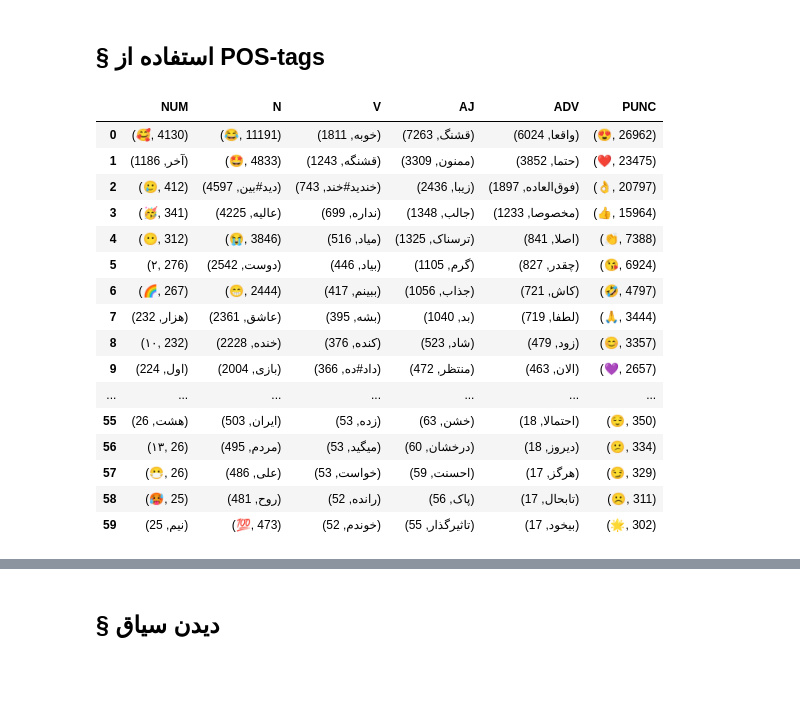
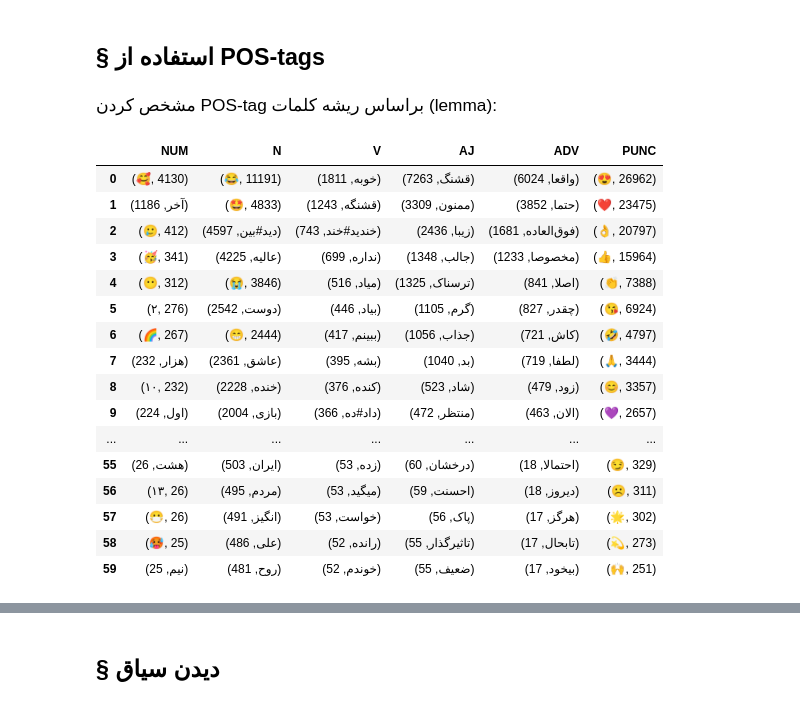
Before and after one commit to MMovasaghi/nlp, a Jupyter notebook: hw1/code/Untitled.ipynb, the cells around one changed output, grey strips where cells are left out. Saved outputs shown, nothing was run; the diff lists cells and outputs as text; code cells hidden in the pictures; blank space fills up the shorter version.

```diff
--- a/hw1/code/Untitled.ipynb
+++ b/hw1/code/Untitled.ipynb
@@ -879,21 +861,21 @@ def get_lemma_set(tok, opt=1):
 # %% [markdown]
 <div style="direction:rtl; font-family: 'B Lotus'; font-size:115%;">فرآیند استخراج ریشه کلمات (lemmatization):</div>
 # %%
-opt = 2
+opt = 2 # lemmatization
 num = 60
 
-tokens_nonstop_lemstem = [get_lemma_set(t, opt) for t in tqdm(tokens_nonstop)]
-tokens_nonemoji_lemstem = [get_lemma_set(t, opt) for t in tqdm(tokens_nonemoji)]
-tokens_nonstop_nonemoji_lemstem = [get_lemma_set(t, opt) for t in tqdm(tokens_nonstop_nonemoji)]
+tokens_nonstop_lem = [get_lemma_set(t, opt) for t in tqdm(tokens_nonstop)]
+tokens_nonemoji_lem = [get_lemma_set(t, opt) for t in tqdm(tokens_nonemoji)]
+tokens_nonstop_nonemoji_lem = [get_lemma_set(t, opt) for t in tqdm(tokens_nonstop_nonemoji)]
 
-dataframe_nonstop_lemstem = {}
+dataframe_nonstop_lem = {}
 
-dataframe_nonstop_lemstem['nonstop'] = FreqDist(tokens_nonstop_lemstem).most_common(num)
-dataframe_nonstop_lemstem['nonemoji'] = FreqDist(tokens_nonemoji_lemstem).most_common(num)
-dataframe_nonstop_lemstem['nonstop_nonemoji'] = FreqDist(tokens_nonstop_nonemoji_lemstem).most_common(num)
+dataframe_nonstop_lem['nonstop'] = FreqDist(tokens_nonstop_lem).most_common(num)
+dataframe_nonstop_lem['nonemoji'] = FreqDist(tokens_nonemoji_lem).most_common(num)
+dataframe_nonstop_lem['nonstop_nonemoji'] = FreqDist(tokens_nonstop_nonemoji_lem).most_common(num)
 
-freq_analysis_nonstop_lemstem = pd.DataFrame(dataframe_nonstop_lemstem)
-freq_analysis_nonstop_lemstem
+freq_analysis_nonstop_lem = pd.DataFrame(dataframe_nonstop_lem)
+freq_analysis_nonstop_lem
 # %% [output]
 |  | nonstop | nonemoji | nonstop_nonemoji |
 | 0 | (😍, 26962) | (بود#باش, 45915) | (قشنگ, 7263) |
@@ -952,24 +934,26 @@ freq_analysis_nonstop_lemstem
 <h2 style="direction:rtl;font-family: 'B Lotus';"> § استفاده از POS-tags  </h2>
 # %%
 pos_tagger = hazm.POSTagger(model='./../resources/postagger.model')
+# %% [markdown]
+<div style="direction:rtl; font-family: 'B Lotus'; font-size:115%;">مشخص کردن POS-tag براساس ریشه کلمات (lemma):</div>
 # %%
-dataframe_nonstop_lemstem_advjj = {}
+dataframe_nonstop_lem_advjj = {}
 POS_TAGs = ['NUM', 'N', 'V', 'AJ', 'ADV', 'PUNC']
 for tag in POS_TAGs:
     selected = []
-    for x,y in FreqDist(tokens_nonstop_lemstem).most_common(3000):
+    for x,y in FreqDist(tokens_nonstop_lem).most_common(3000):
         pos = pos_tagger.tag([x])[0][1]
         if pos in [tag]:
             selected.append((x,y))
-    dataframe_nonstop_lemstem_advjj[tag] = copy.deepcopy(selected[0:60])
+    dataframe_nonstop_lem_advjj[tag] = copy.deepcopy(selected[0:60])
 
-dataframe_nonstop_lemstem_advjj = pd.DataFrame(dataframe_nonstop_lemstem_advjj)
-dataframe_nonstop_lemstem_advjj
+dataframe_nonstop_lem_advjj = pd.DataFrame(dataframe_nonstop_lem_advjj)
+dataframe_nonstop_lem_advjj
 # %% [output]
 |  | NUM | N | V | AJ | ADV | PUNC |
 | 0 | (🥰, 4130) | (😂, 11191) | (خوبه, 1811) | (قشنگ, 7263) | (واقعا, 6024) | (😍, 26962) |
 | 1 | (آخر, 1186) | (🤩, 4833) | (قشنگه, 1243) | (ممنون, 3309) | (حتما, 3852) | (❤, 23475) |
-| 2 | (🥲, 412) | (دید#بین, 4597) | (خندید#خند, 743) | (زیبا, 2436) | (فوق‌العاده, 1897) | (👌, 20797) |
+| 2 | (🥲, 412) | (دید#بین, 4597) | (خندید#خند, 743) | (زیبا, 2436) | (فوق‌العاده, 1681) | (👌, 20797) |
 | 3 | (🥳, 341) | (عالیه, 4225) | (نداره, 699) | (جالب, 1348) | (مخصوصا, 1233) | (👍, 15964) |
 | 4 | (😶, 312) | (😭, 3846) | (میاد, 516) | (ترسناک, 1325) | (اصلا, 841) | (👏, 7388) |
 | 5 | (۲, 276) | (دوست, 2542) | (بیاد, 446) | (گرم, 1105) | (چقدر, 827) | (😘, 6924) |
@@ -978,8 +962,8 @@ dataframe_nonstop_lemstem_advjj
 | 8 | (۱۰, 232) | (خنده, 2228) | (کنده, 376) | (شاد, 523) | (زود, 479) | (😊, 3357) |
 | 9 | (اول, 224) | (بازی, 2004) | (داد#ده, 366) | (منتظر, 472) | (الان, 463) | (💜, 2657) |
 | ... | ... | ... | ... | ... | ... | ... |
-| 55 | (هشت, 26) | (ایران, 503) | (زده, 53) | (خشن, 63) | (احتمالا, 18) | (😌, 350) |
-| 56 | (۱۳, 26) | (مردم, 495) | (میگید, 53) | (درخشان, 60) | (دیروز, 18) | (😕, 334) |
-| 57 | (😷, 26) | (علی, 486) | (خواست, 53) | (احسنت, 59) | (هرگز, 17) | (😏, 329) |
-| 58 | (🥵, 25) | (روح, 481) | (رانده, 52) | (پاک, 56) | (تابحال, 17) | (☹, 311) |
-| 59 | (نیم, 25) | (💯, 473) | (خوندم, 52) | (تاثیرگذار, 55) | (بیخود, 17) | (🌟, 302) |
+| 55 | (هشت, 26) | (ایران, 503) | (زده, 53) | (درخشان, 60) | (احتمالا, 18) | (😏, 329) |
+| 56 | (۱۳, 26) | (مردم, 495) | (میگید, 53) | (احسنت, 59) | (دیروز, 18) | (☹, 311) |
+| 57 | (😷, 26) | (انگیز, 491) | (خواست, 53) | (پاک, 56) | (هرگز, 17) | (🌟, 302) |
+| 58 | (🥵, 25) | (علی, 486) | (رانده, 52) | (تاثیرگذار, 55) | (تابحال, 17) | (💫, 273) |
+| 59 | (نیم, 25) | (روح, 481) | (خوندم, 52) | (ضعیف, 55) | (بیخود, 17) | (🙌, 251) |
```
Also changed, not shown: parts of 25 cells of this notebook, 3 other files.
